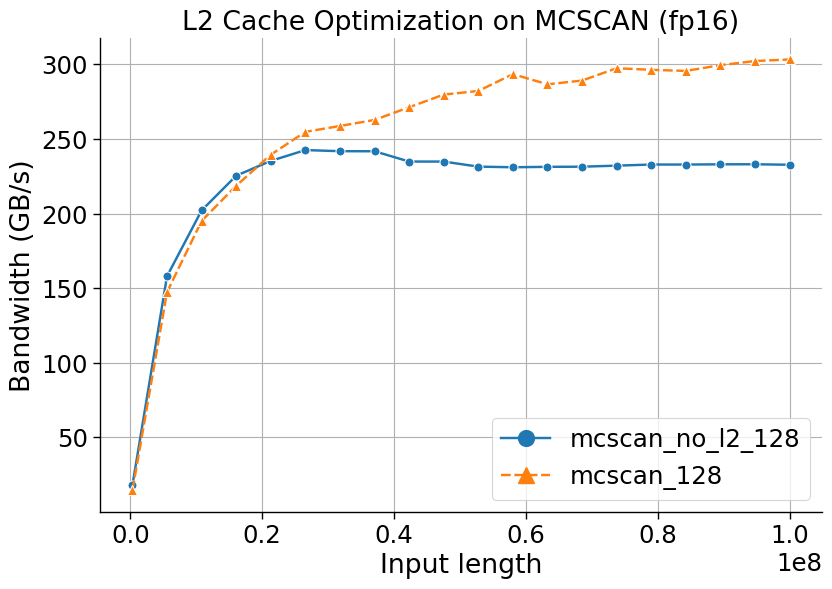
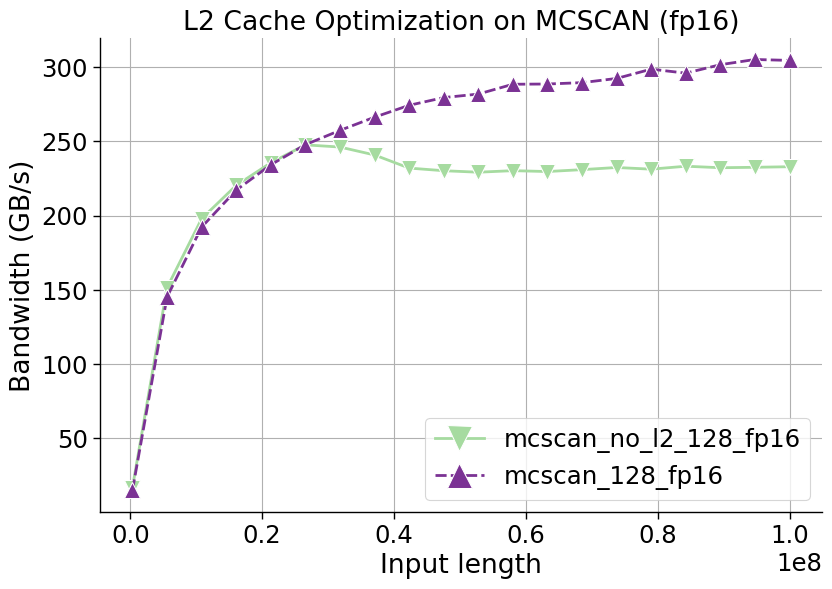
Unified diff of the notebook cell whose output changed from the first chart to the second:
--- before
+++ after
@@ -1,3 +1,7 @@
-ax = sns.lineplot(data=df, x='size', y='bw_gbps', **_SNS_PARAMS)
+palette = [### Colorbrewer colors
+"#a6dba0",
+"#7b3294"]
+
+ax = sns.lineplot(data=df, x='size', y='bw_gbps', palette=palette, **_SNS_PARAMS)
 
 ax.set_title(f"L2 Cache Optimization on MCSCAN ({dtype})")

Commit: Change color palette for Scan notebooks